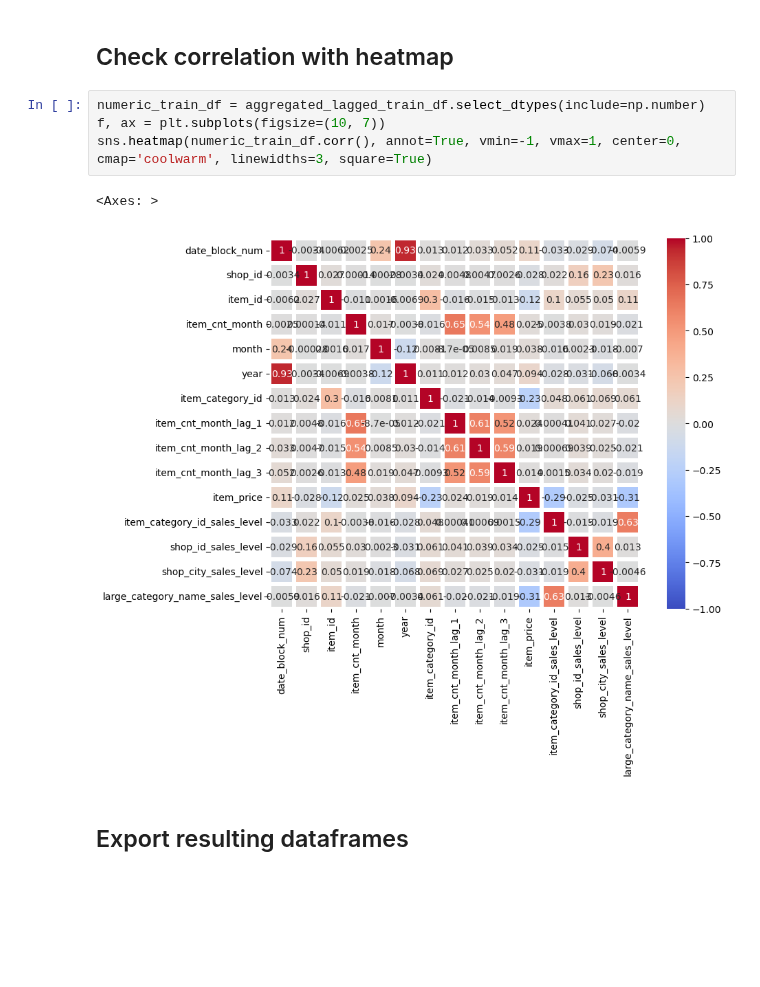
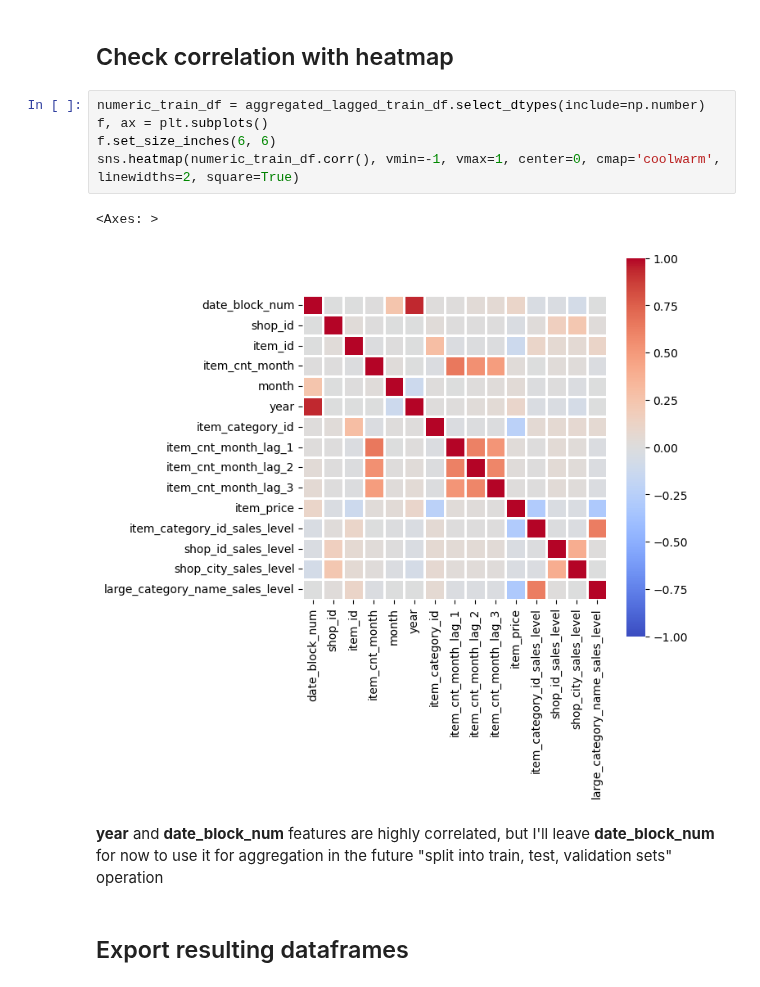
Before and after one commit to Alexennk/ml-ds-practice, a Jupyter notebook: notebooks/eda_notebook.ipynb, the cells around one changed output. Saved outputs shown, nothing was run; the diff lists cells and outputs as text; blank space fills up the shorter version.

Commit message:
DS-1.2 EDA
Changes:
- looked at all train set columns sequentially to find helpful insights
- created several new features to transfer extracted information to train-predict process

```diff
--- a/notebooks/eda_notebook.ipynb
+++ b/notebooks/eda_notebook.ipynb
@@ -495,11 +546,14 @@ aggregated_lagged_train_df.head()
 ## Check correlation with heatmap
 # %%
 numeric_train_df = aggregated_lagged_train_df.select_dtypes(include=np.number)
-f, ax = plt.subplots(figsize=(10, 7))
-sns.heatmap(numeric_train_df.corr(), annot=True, vmin=-1, vmax=1, center=0, cmap='coolwarm', linewidths=3, square=True)
+f, ax = plt.subplots()
+f.set_size_inches(6, 6)
+sns.heatmap(numeric_train_df.corr(), vmin=-1, vmax=1, center=0, cmap='coolwarm', linewidths=2, square=True)
 # %% [output]
 <Axes: >
-[figure, old version]
+[figure, new version]
+# %% [markdown]
+**year** and **date_block_num** features are highly correlated, but I'll leave **date_block_num** for now to use it for aggregation in the future "split into train, test, validation sets" operation
 # %% [markdown]
 ## Export resulting dataframes
 # %%
```
Also changed, not shown: parts of 43 cells of this notebook.
